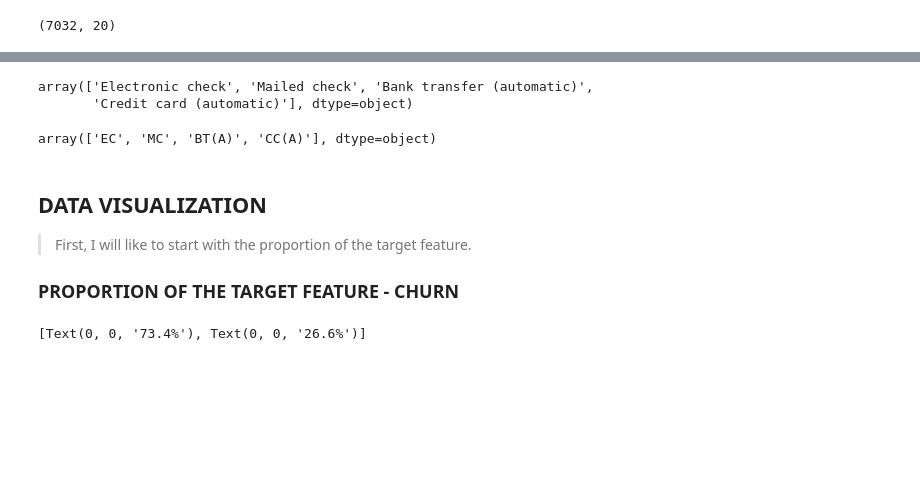
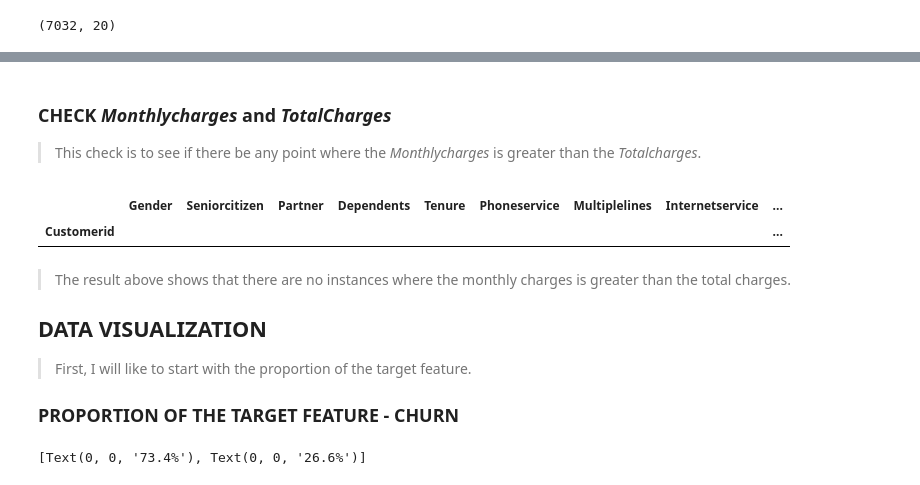
Before and after one commit to AduragbemiOyinlola/Churn, a Jupyter notebook: churn.ipynb, the cells around one changed output, grey strips where cells are left out. Cells and saved outputs as stored; diff of their text form; code cells hidden in the pictures; blank space fills up the shorter version.

```diff
--- a/churn.ipynb
+++ b/churn.ipynb
@@ -254,5 +257,0 @@ array(['Electronic check', 'Mailed check', 'Bank transfer (automatic)',
-# %%
-df['Paymentmethod'].unique()
-# %% [output]
-array(['Electronic check', 'Mailed check', 'Bank transfer (automatic)',
-       'Credit card (automatic)'], dtype=object)
@@ -264,10 +258,15 @@ data_dict = {'Electronic check': 'EC',
-# %%
-df['Paymentmethod'] = df['Paymentmethod'].map(data_dict)
-# %%
-df.Paymentmethod.unique()
-# %% [output]
-array(['EC', 'MC', 'BT(A)', 'CC(A)'], dtype=object)
+# %% [markdown]
+### **CHECK _Monthlycharges_ and _TotalCharges_**
+
+> This check is to see if there be any point where the _Monthlycharges_ is greater than the _Totalcharges_.
+# %%
+df.query('Monthlycharges > Totalcharges')
+# %% [output]
+|  | Gender | Seniorcitizen | Partner | Dependents | Tenure | Phoneservice | Multiplelines | Internetservice | ... |
+| Customerid |  |  |  |  |  |  |  |  | ... |
 # %% [markdown]
+> The result above shows that there are no instances where the monthly charges is greater than the total charges.
+
 ## **DATA VISUALIZATION**
 
 > First, I will like to start with the proportion of the target feature.
```
Also changed, not shown: parts of 12 cells of this notebook.
